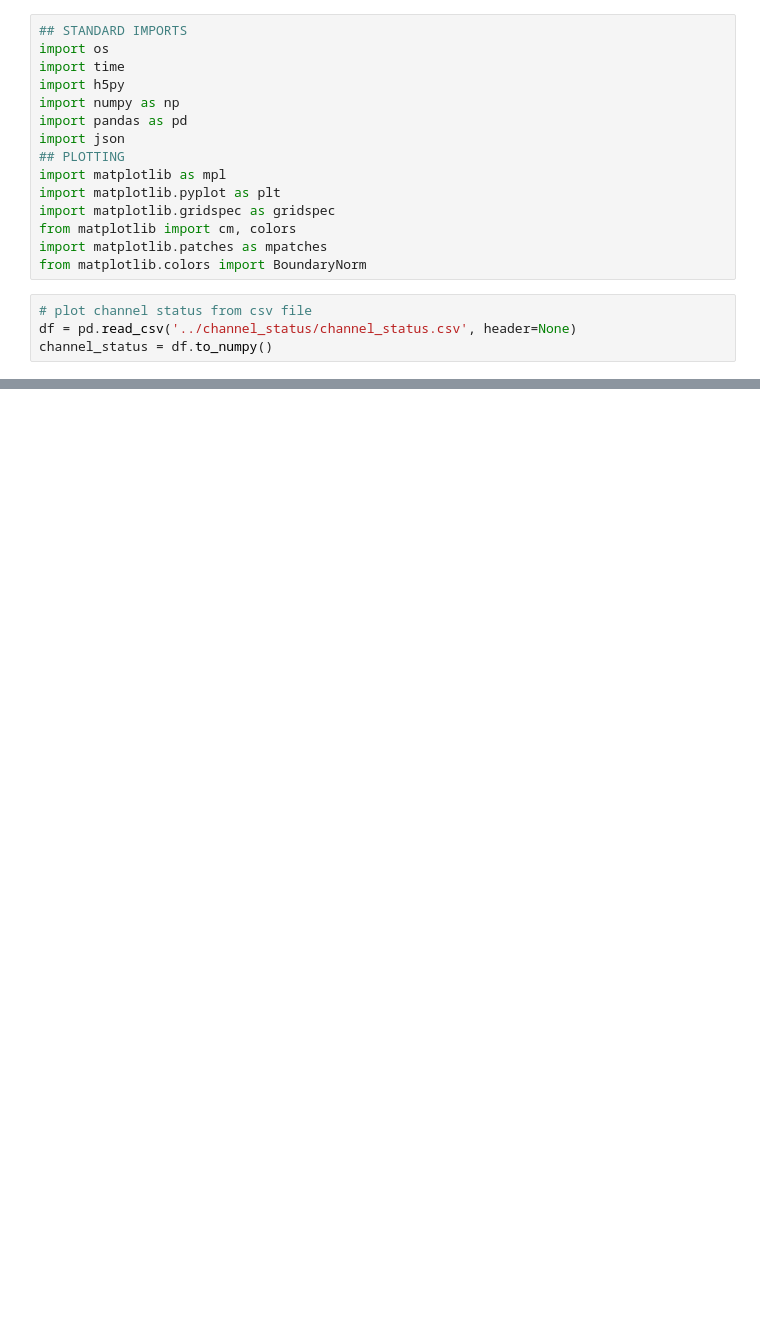
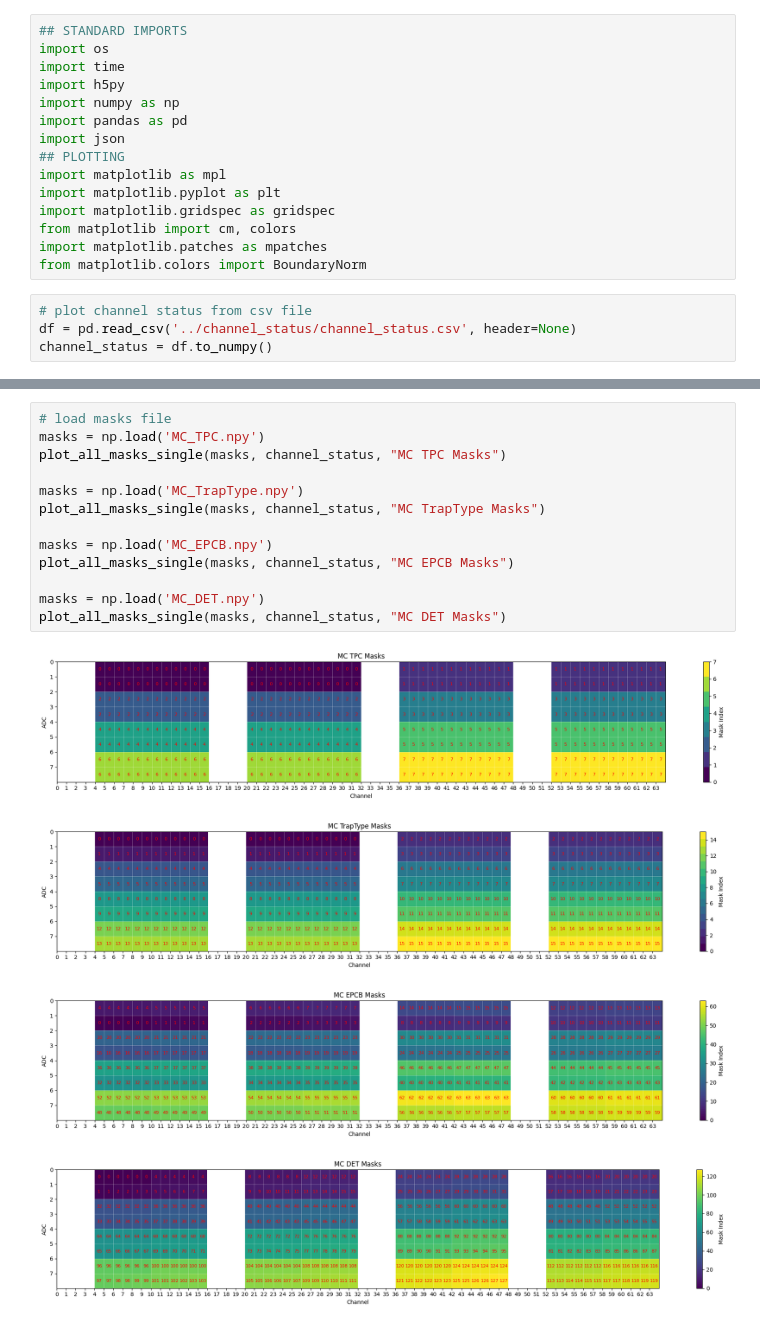
Before and after one commit to jvmead/lrs_sanity_check, a Jupyter notebook: channel_sum_masks/masks_map.ipynb, the cells around one changed output, grey strips where cells are left out. Drawn from its saved outputs; the diff is of its cells as text; blank space fills up the shorter version.

Commit message:
fixing the masks generation and sanity check plotting

```diff
--- a/channel_sum_masks/masks_map.ipynb
+++ b/channel_sum_masks/masks_map.ipynb
@@ -101,0 +58,18 @@ for i in range(len(masks)):
+# %%
+# load masks file
+masks = np.load('MC_TPC.npy')
+plot_all_masks_single(masks, channel_status, "MC TPC Masks")
+
+masks = np.load('MC_TrapType.npy')
+plot_all_masks_single(masks, channel_status, "MC TrapType Masks")
+
+masks = np.load('MC_EPCB.npy')
+plot_all_masks_single(masks, channel_status, "MC EPCB Masks")
+
+masks = np.load('MC_DET.npy')
+plot_all_masks_single(masks, channel_status, "MC DET Masks")
+# %% [output]
+[figure, added]
+[figure, added]
+[figure, added]
+[figure, added]
```
Also changed, not shown: parts of 4 cells of this notebook, 12 other files.
